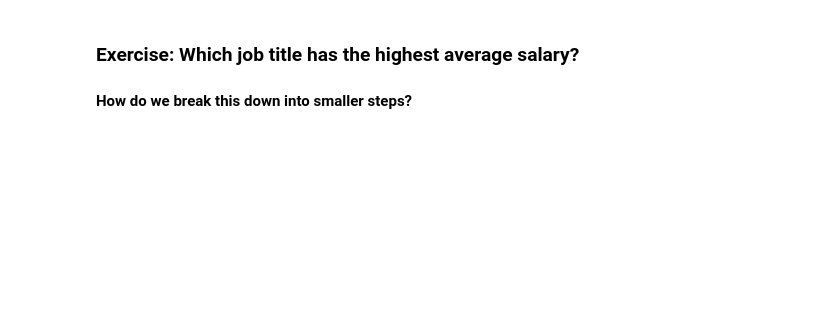
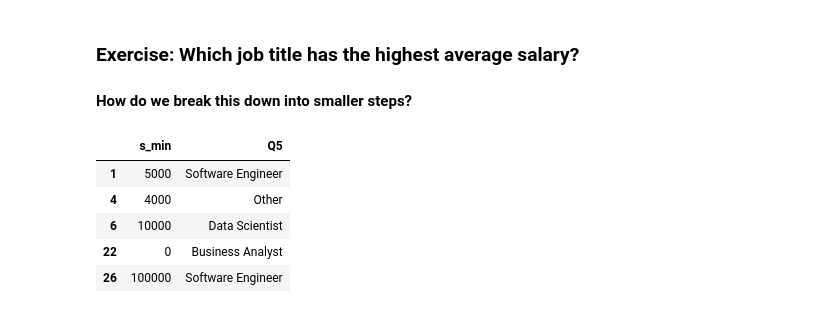
Before and after one commit to jaidevd/springboard-oc, a Jupyter notebook: 01_pyds/02_data_exploration.ipynb, the cells around one changed output. Cells and saved outputs as stored; diff of their text form; code cells hidden in the pictures; blank space fills up the shorter version.

```diff
--- a/01_pyds/02_data_exploration.ipynb
+++ b/01_pyds/02_data_exploration.ipynb
@@ -143,3 +382,11 @@ india['Q5'].value_counts().plot(kind='barh')
 #### How do we break this down into smaller steps?
 # %%
 # enter code here
+india[['s_min', 'Q5']].head()
+# %% [output]
+|  | s_min | Q5 |
+| 1 | 5000 | Software Engineer |
+| 4 | 4000 | Other |
+| 6 | 10000 | Data Scientist |
+| 22 | 0 | Business Analyst |
+| 26 | 100000 | Software Engineer |
```
Also changed, not shown: parts of 39 cells of this notebook, 4 other files.
